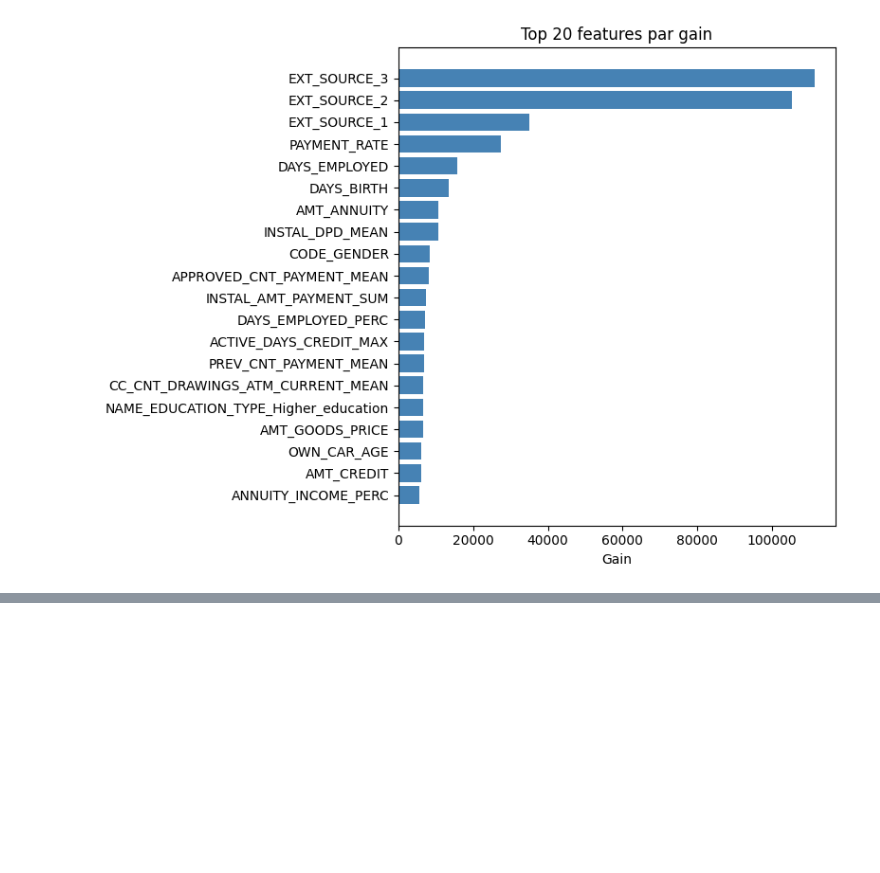
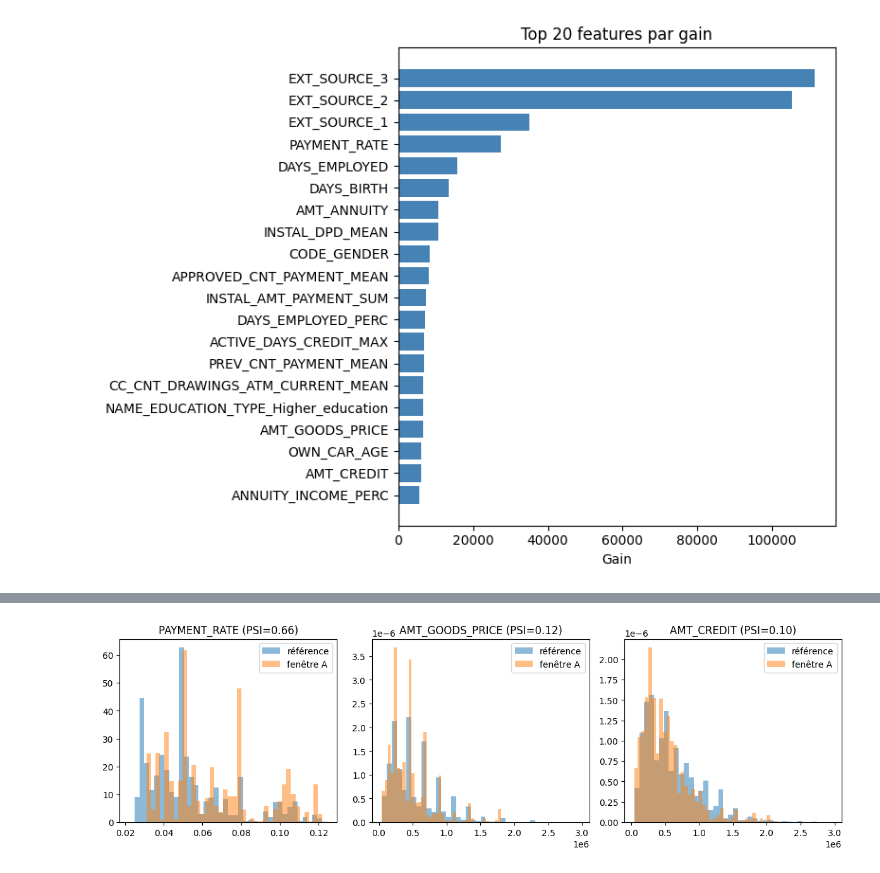
Before and after one commit to clemlre/credit-scoring-mlops, a Jupyter notebook: notebooks/07_data_drift.ipynb, the cells around one changed output, grey strips where cells are left out. Drawn from its saved outputs; the diff is of its cells as text; code cells hidden in the pictures; blank space fills up the shorter version.

```diff
--- a/notebooks/07_data_drift.ipynb
+++ b/notebooks/07_data_drift.ipynb
@@ -88,6 +88,12 @@ def charger_fenetre(debut, fin):
     features = pd.DataFrame([ligne[-1] for ligne in lignes]).reindex(columns=NOMS_FEATURES)
     return pd.concat([service, features], axis=1)
 
+# La référence vient du parquet, où les indicateurs one-hot sont des booléens ; les
+# mêmes features reviennent en float64 après l'aller-retour par l'API et JSON. Evidently
+# refuse de comparer deux types différents, et il a raison : comparer un bool à un float
+# n'a pas de sens. Le cast est sans perte (True -> 1.0).
+reference = reference.astype("float64")
+
 fenetre_a = charger_fenetre(DEBUT_ANALYSE, COUPURE)
 fenetre_b = charger_fenetre(COUPURE, FIN_ANALYSE)
 # %%
@@ -223,0 +273,9 @@ les 20 premières features portent 45.8% du gain total (20/779 = 2.6% des featur
+# %%
+# Analyse détaillée sur les features suivies.
+psi_baseline = psi_par_colonne(reference, fenetre_a, FEATURES_SUIVIES)
+tableau = pd.DataFrame({
+    "psi": psi_baseline.round(4),
+    "bande": psi_baseline.map(bande),
+    "importance": importances[psi_baseline.index].astype(int),
+})
+tableau
@@ -223,0 +300,13 @@ les 20 premières features portent 45.8% du gain total (20/779 = 2.6% des featur
+# %%
+# Distributions comparées des trois features au PSI le plus élevé.
+top3 = psi_baseline.head(3).index.tolist()
+
+fig, axes = plt.subplots(1, len(top3), figsize=(4 * len(top3), 4))
+for ax, colonne in zip(axes, top3):
+    ax.hist(reference[colonne].dropna(), bins=40, alpha=0.5, label="référence", density=True)
+    ax.hist(fenetre_a[colonne].dropna(), bins=40, alpha=0.5, label="fenêtre A", density=True)
+    ax.set_title(f"{colonne} (PSI={psi_baseline[colonne]:.2f})")
+    ax.legend()
+fig.tight_layout()
+# %% [output]
+[figure, added]
```
Also changed, not shown: parts of 7 cells of this notebook.
